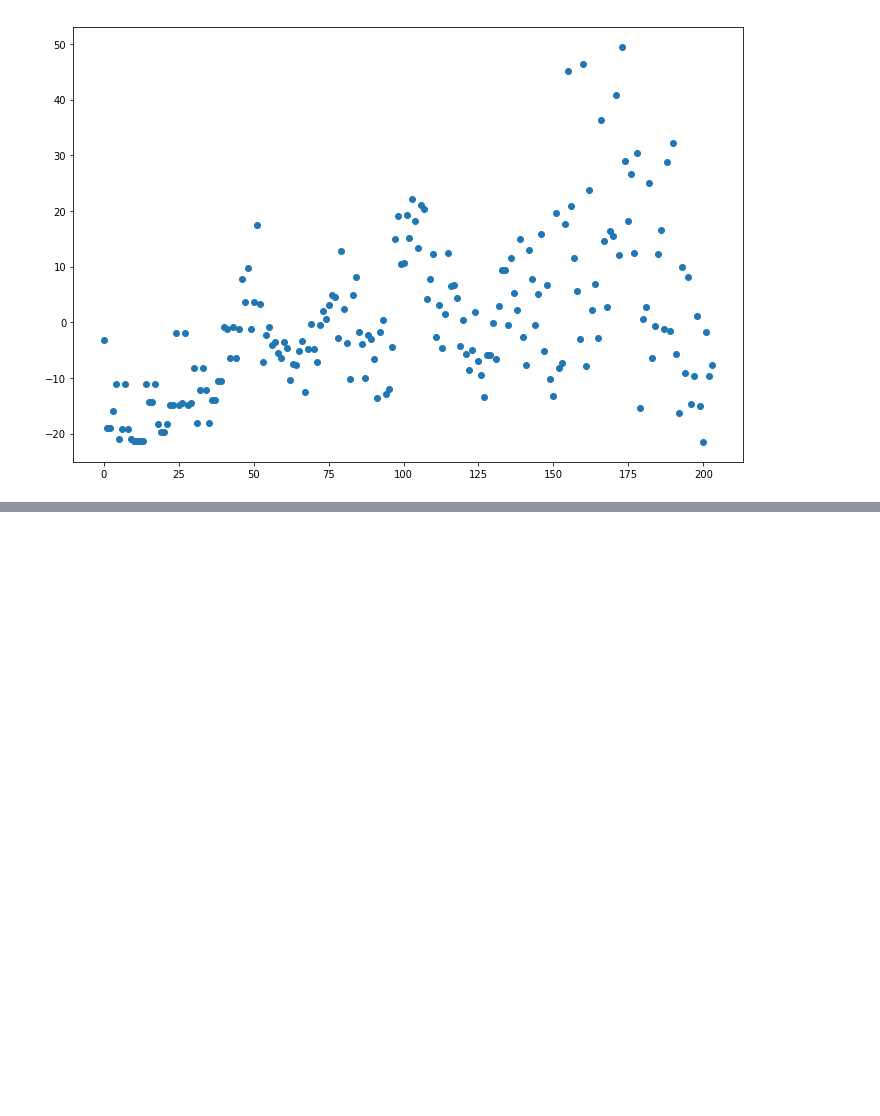
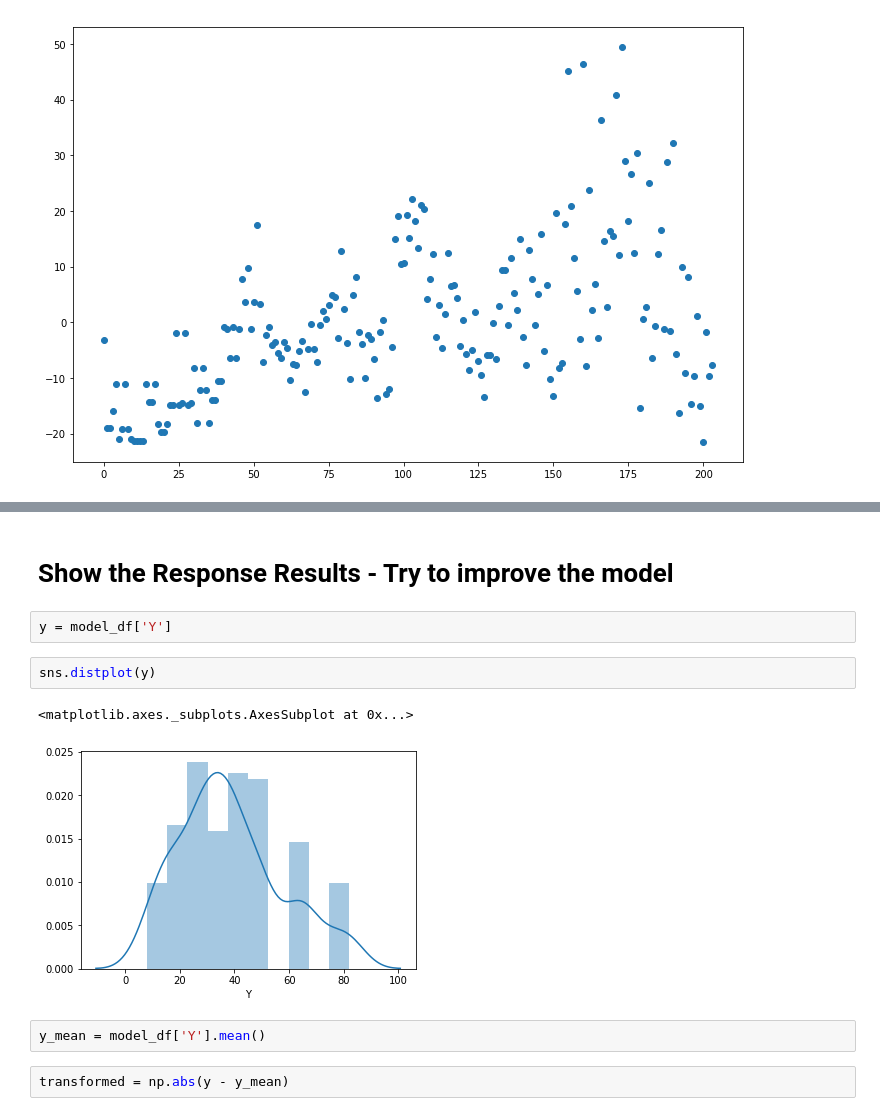
Before and after one commit to filippomedri/nextsuperhero, a Jupyter notebook: regression.ipynb, the cells around one changed output, grey strips where cells are left out. Cells and saved outputs as stored; diff of their text form; blank space fills up the shorter version.

```diff
--- a/regression.ipynb
+++ b/regression.ipynb
@@ -271,0 +296,13 @@ result4.resid.plot(style='o', figsize=(12,8))
+# %% [markdown]
+# Show the Response Results - Try to improve the model
+# %%
+y = model_df['Y']
+# %%
+sns.distplot(y)
+# %% [output]
+<matplotlib.axes._subplots.AxesSubplot at 0x...>
+[figure, added]
+# %%
+y_mean = model_df['Y'].mean()
+# %%
+transformed = np.abs(y - y_mean)
```
Also changed, not shown: parts of 48 cells of this notebook, 1 other file.
